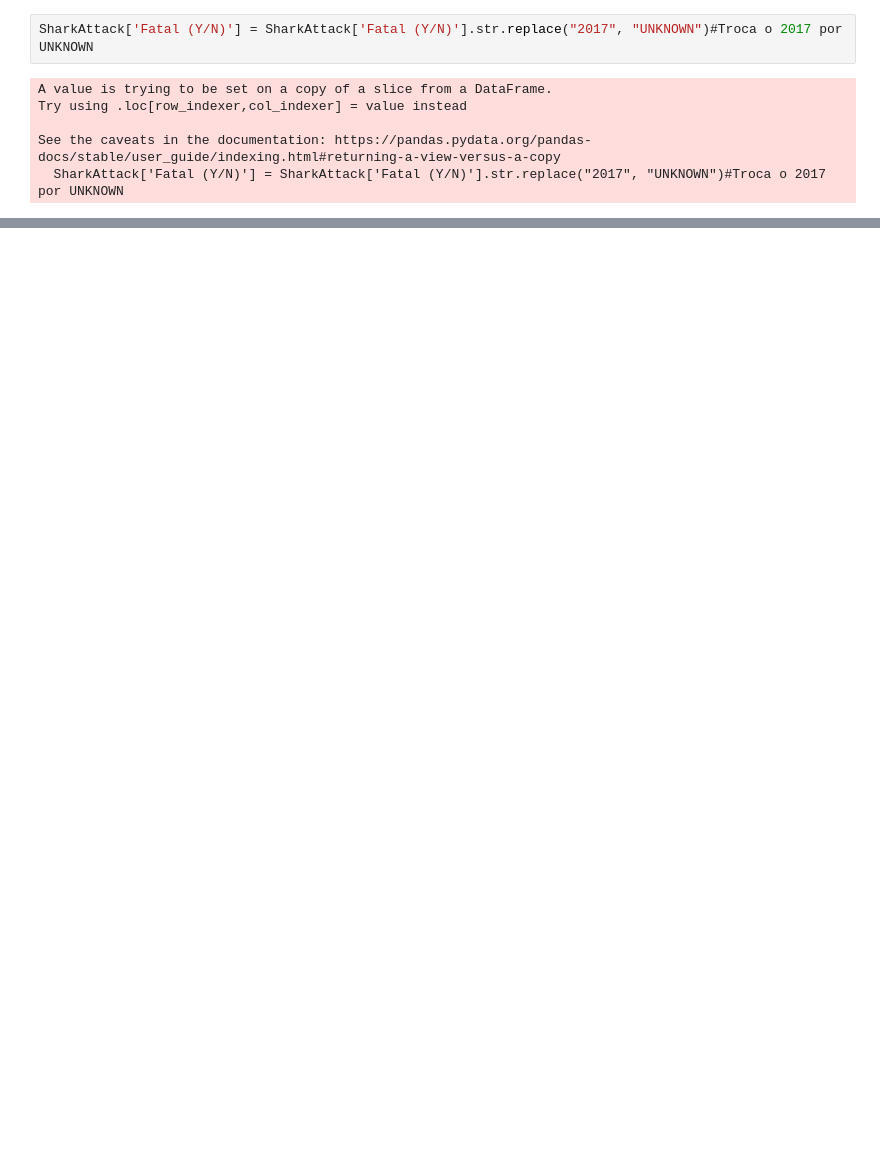
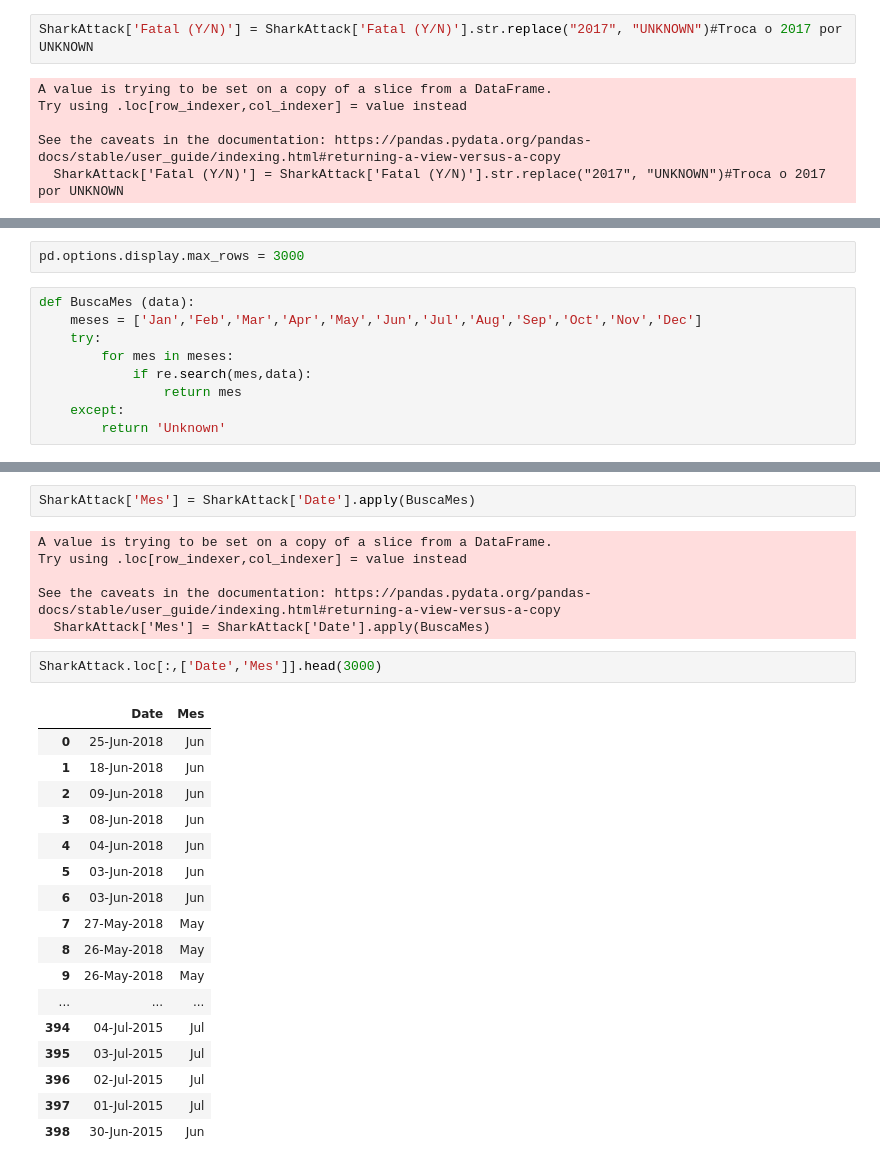
Before and after one commit to FlaviaLustosa/SharkAttack, a Jupyter notebook: SharkAttack-Flavia.ipynb, the cells around one changed output, grey strips where cells are left out. Drawn from its saved outputs; the diff is of its cells as text; blank space fills up the shorter version.

```diff
--- a/SharkAttack-Flavia.ipynb
+++ b/SharkAttack-Flavia.ipynb
@@ -217,0 +266,11 @@ Podemos concluir que de 6302 ataques, 4302 não foram fatais! Ou seja apenas 31.
+# %%
+pd.options.display.max_rows = 3000
+# %%
+def BuscaMes (data):
+    meses = ['Jan','Feb','Mar','Apr','May','Jun','Jul','Aug','Sep','Oct','Nov','Dec']
+    try:
+        for mes in meses:
+            if re.search(mes,data):
+                return mes
+    except:
+        return 'Unknown'
@@ -217,0 +296,28 @@ Podemos concluir que de 6302 ataques, 4302 não foram fatais! Ou seja apenas 31.
+# %%
+SharkAttack['Mes'] = SharkAttack['Date'].apply(BuscaMes)
+# %% [output]
+A value is trying to be set on a copy of a slice from a DataFrame.
+Try using .loc[row_indexer,col_indexer] = value instead
+
+See the caveats in the documentation: https://pandas.pydata.org/pandas-docs/stable/user_guide/indexing.html#returning-a-view-versus-a-copy
+  SharkAttack['Mes'] = SharkAttack['Date'].apply(BuscaMes)
+# %%
+SharkAttack.loc[:,['Date','Mes']].head(3000)
+# %% [output]
+|  | Date | Mes |
+| 0 | 25-Jun-2018 | Jun |
+| 1 | 18-Jun-2018 | Jun |
+| 2 | 09-Jun-2018 | Jun |
+| 3 | 08-Jun-2018 | Jun |
+| 4 | 04-Jun-2018 | Jun |
+| 5 | 03-Jun-2018 | Jun |
+| 6 | 03-Jun-2018 | Jun |
+| 7 | 27-May-2018 | May |
+| 8 | 26-May-2018 | May |
+| 9 | 26-May-2018 | May |
+| ... | ... | ... |
+| 394 | 04-Jul-2015 | Jul |
+| 395 | 03-Jul-2015 | Jul |
+| 396 | 02-Jul-2015 | Jul |
+| 397 | 01-Jul-2015 | Jul |
+| 398 | 30-Jun-2015 | Jun |
```
Also changed, not shown: parts of 23 cells of this notebook.
